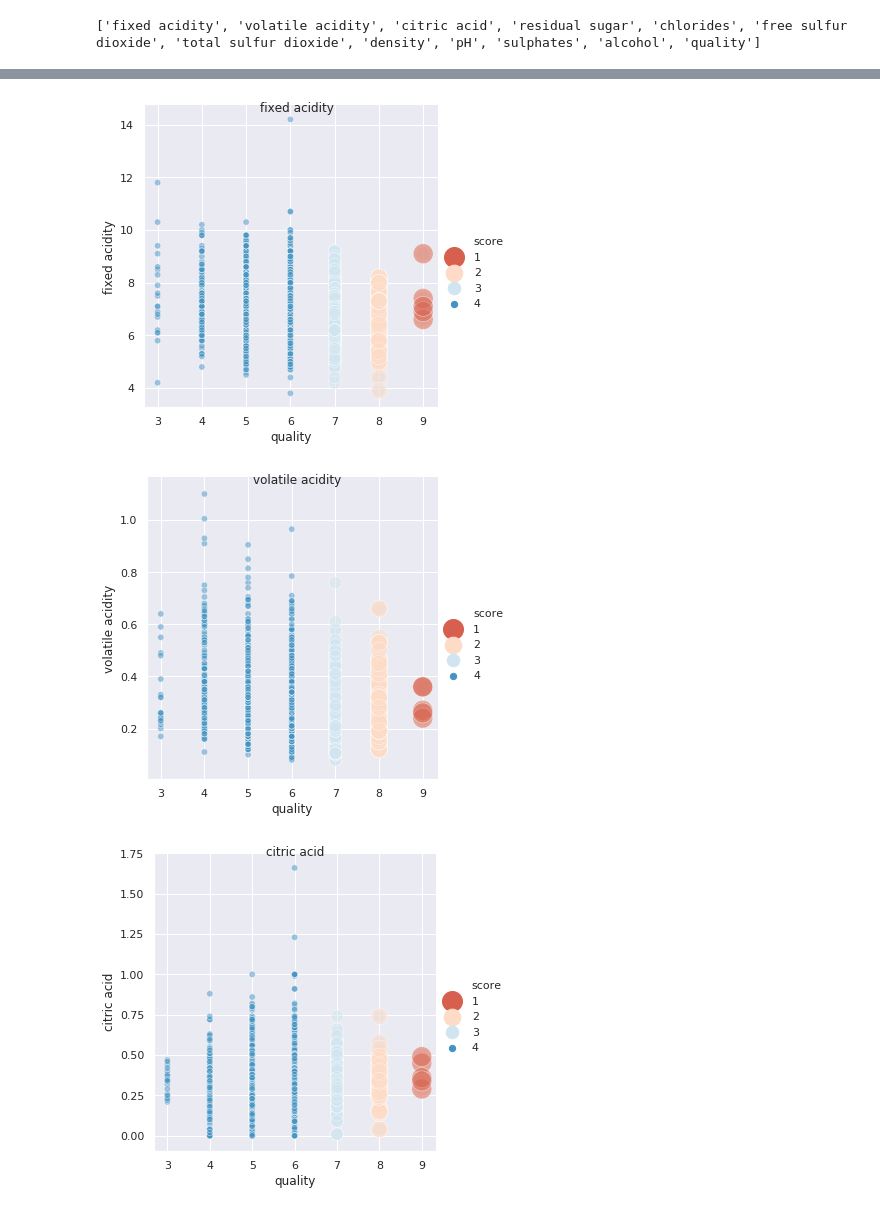
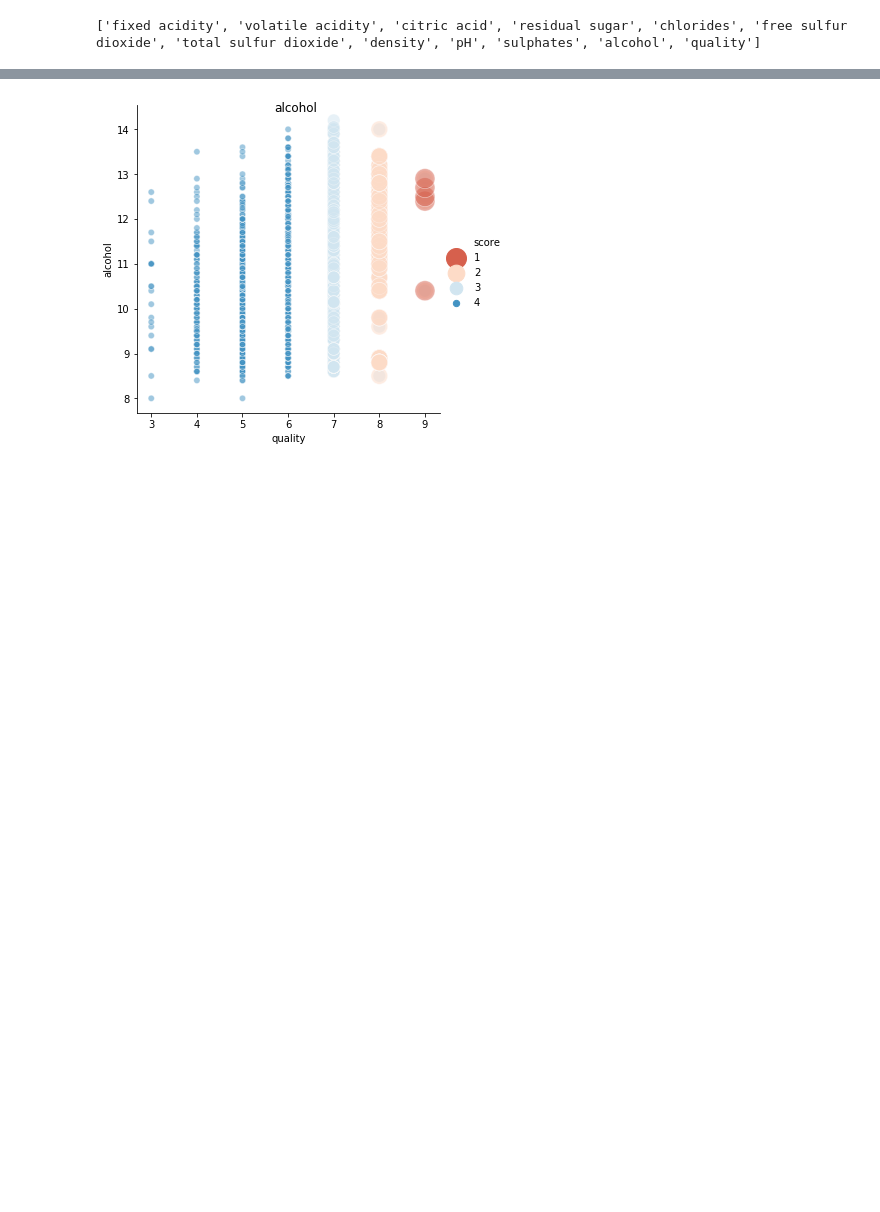
Before and after one commit to cfalguiere/demo-mlflow, a Jupyter notebook: demo-wine/explore-data.ipynb, the cells around one changed output, grey strips where cells are left out. Drawn from its saved outputs; the diff is of its cells as text; code cells hidden in the pictures; blank space fills up the shorter version.

```diff
--- a/demo-wine/explore-data.ipynb
+++ b/demo-wine/explore-data.ipynb
@@ -102,11 +156,9 @@ sns.palplot(palette)
 # %%
-for col in cols:
+for col in ['alcohol']:
     df_score = pd.concat([df_low_grade, df_good, df_very_good, df_best])
     plot = sns.relplot(x="quality", y=col, hue="score", size="score",
             sizes=(400, 40), alpha=.5, palette=palette,
             height=5, data=df_score)
     plot.fig.suptitle(col)
 # %% [output]
-[figure, old version]
+[figure, new version]
-[figure, removed]
-[figure, removed]
```
Also changed, not shown: parts of 16 cells of this notebook, 3 other files.
